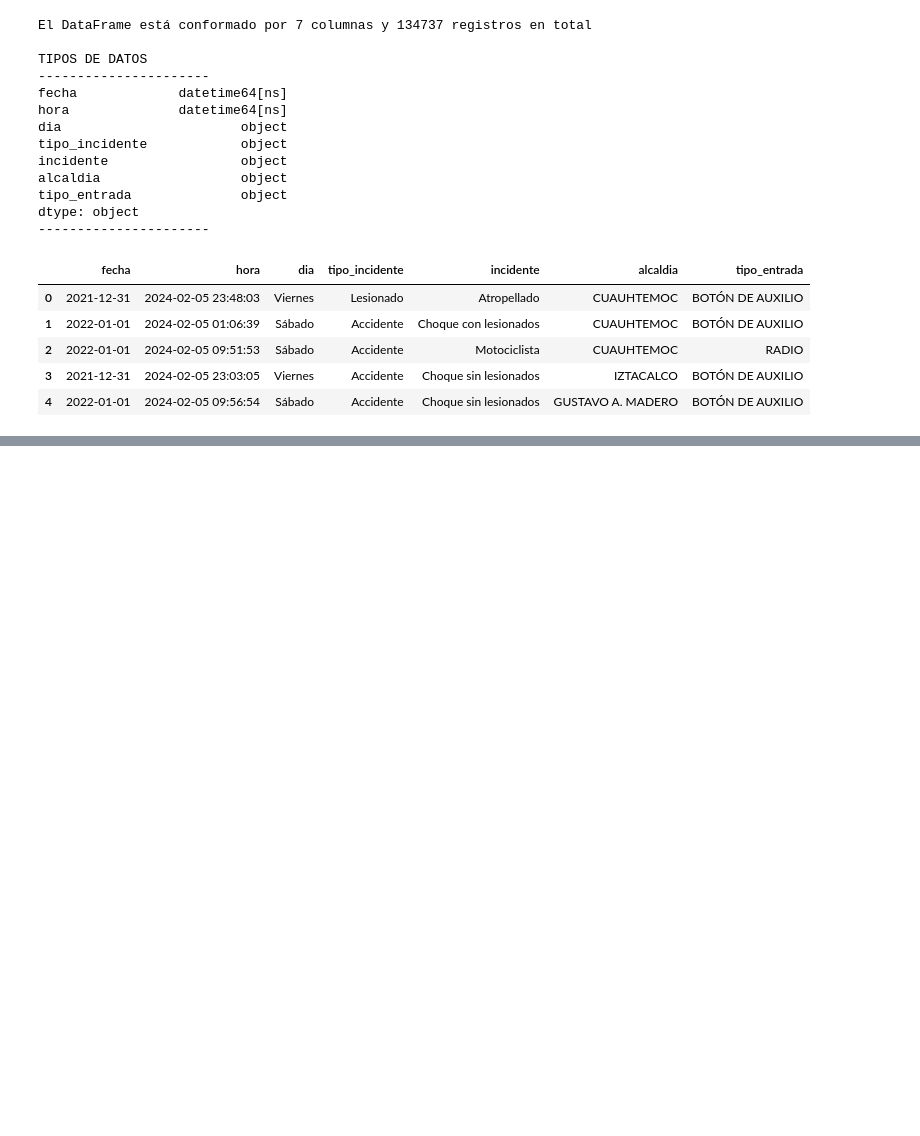
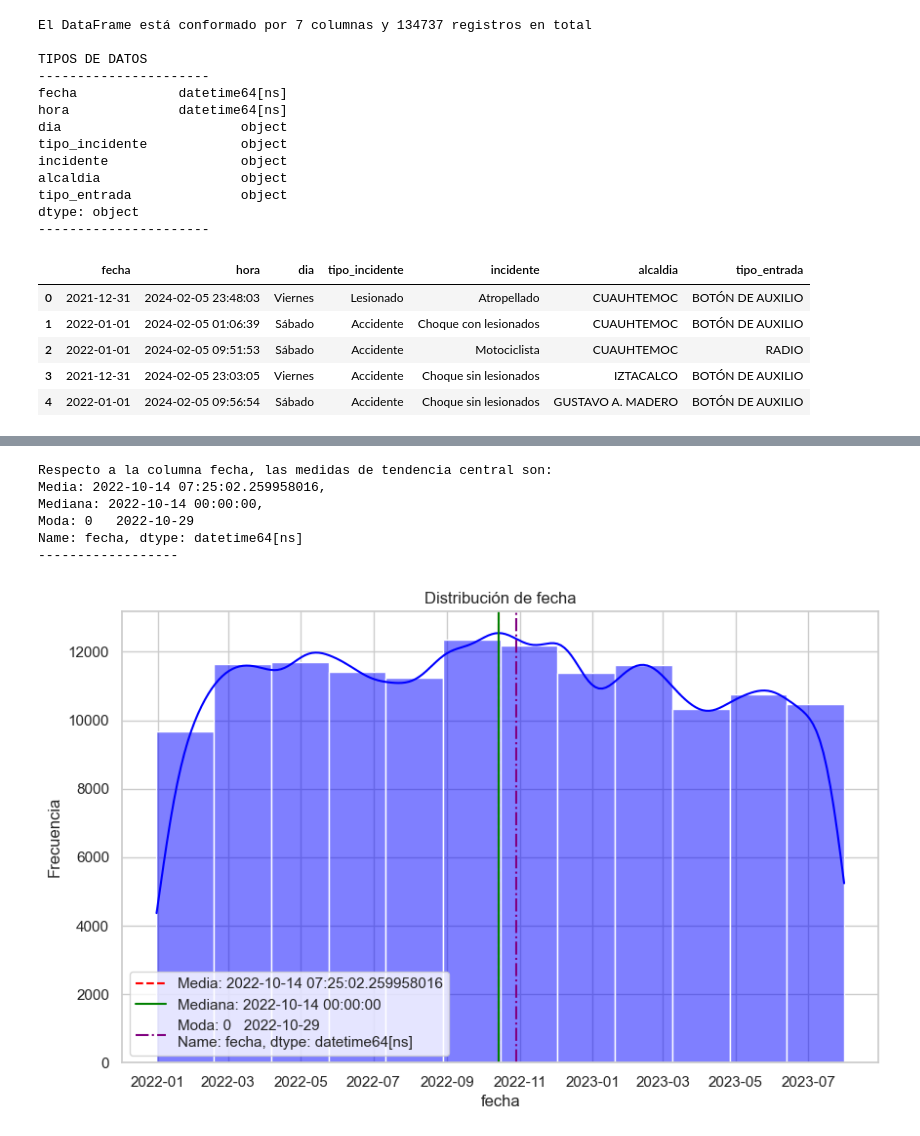
Before and after one commit to DaniaGarciaM/SeguridadEnRuta-DS, a Jupyter notebook: SeguridadEnRuta.ipynb, the cells around one changed output, grey strips where cells are left out. Cells and saved outputs as stored; diff of their text form; code cells hidden in the pictures; blank space fills up the shorter version.

Commit message:
Graficar distribución

```diff
--- a/SeguridadEnRuta.ipynb
+++ b/SeguridadEnRuta.ipynb
@@ -305,2 +308,12 @@ def calcular_medidas_tendencia(df, columna):
   except KeyError:
     print(f'Error: La columna {columna} no existe en el DataFrame.')
+# %%
+def calcular_medidas_columnas(df,columnas):
+  resultados = {}
+  for columna in columnas:
+    media, mediana, moda = calcular_medidas_tendencia(df, columna)
+    resultados[columna] = {'media': media, 'mediana': mediana, 'moda': moda}
+  return resultados
+# %%
+columnas_medidas = ['fecha','hora']
+resultados = calcular_medidas_columnas(df, columnas_medidas)
@@ -307,4 +336,25 @@ def calcular_medidas_tendencia(df, columna):
+# %%
+def graficar_distribucion(df, columna):
+    sns.set(style="whitegrid")
+    plt.figure(figsize=(10, 6))
+    sns.histplot(df[columna], kde=True, bins=12, color='blue')
+    plt.axvline(resultados[columna]['media'], color='red', linestyle='--', label=f'Media: {resultados[columna]["media"]}')
+    plt.axvline(resultados[columna]['mediana'], color='green', linestyle='-', label=f'Mediana: {resultados[columna]["mediana"]}')
+    plt.axvline(resultados[columna]['moda'], color='purple', linestyle='-.', label=f'Moda: {resultados[columna]["moda"]}')
+
+    # moda_values = resultados[columna]['moda']
+    # if len(moda_values) > 0:
+    #     # Tomamos el primer valor de la moda (si hay varios)
+    #     moda_value = moda_values.iloc[0]
+    #     plt.axvline(moda_value, color='purple', linestyle='-.', label=f'Moda: {moda_value}')
+
+    plt.title(f'Distribución de {columna}')
+    plt.xlabel(columna)
+    plt.ylabel('Frecuencia')
+    plt.legend()
+    plt.show()
 # %%
-def calcular_medidas_columnas(df,columnas):
+def graficar_distribucion_columnas(df,columnas):
+  calcular_medidas_columnas(df, columnas)
   for columna in columnas:
-    calcular_medidas_tendencia(df,columna)
+    graficar_distribucion(df,columna)
@@ -329,0 +361,10 @@ Name: hora, dtype: datetime64[ns]
+# %%
+graficar_distribucion_columnas(df,['fecha'])
+# %% [output]
+Respecto a la columna fecha, las medidas de tendencia central son:
+Media: 2022-10-14 07:25:02.259958016,
+Mediana: 2022-10-14 00:00:00,
+Moda: 0   2022-10-29
+Name: fecha, dtype: datetime64[ns]
+------------------
+[figure, added]
```
Also changed, not shown: parts of 4 cells of this notebook.
